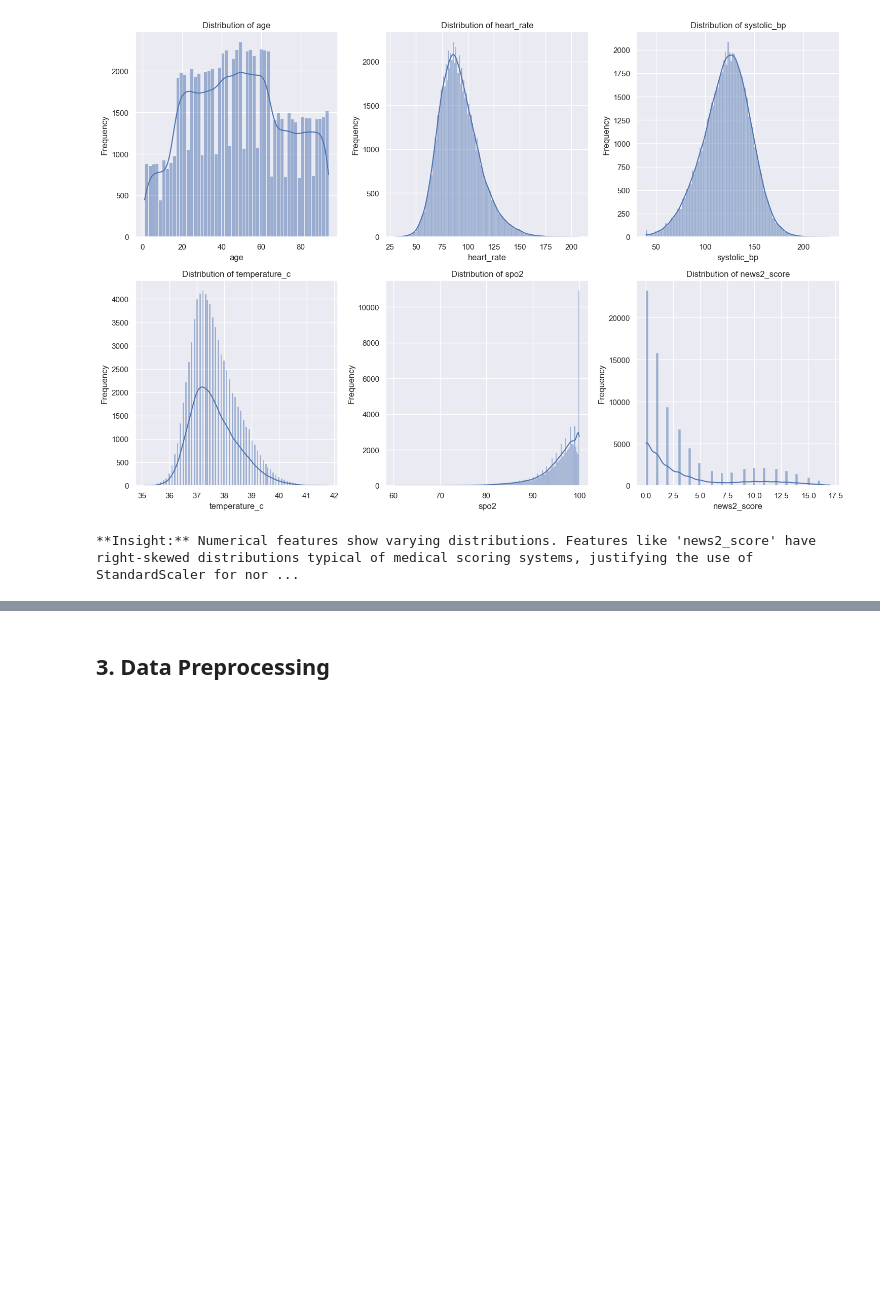
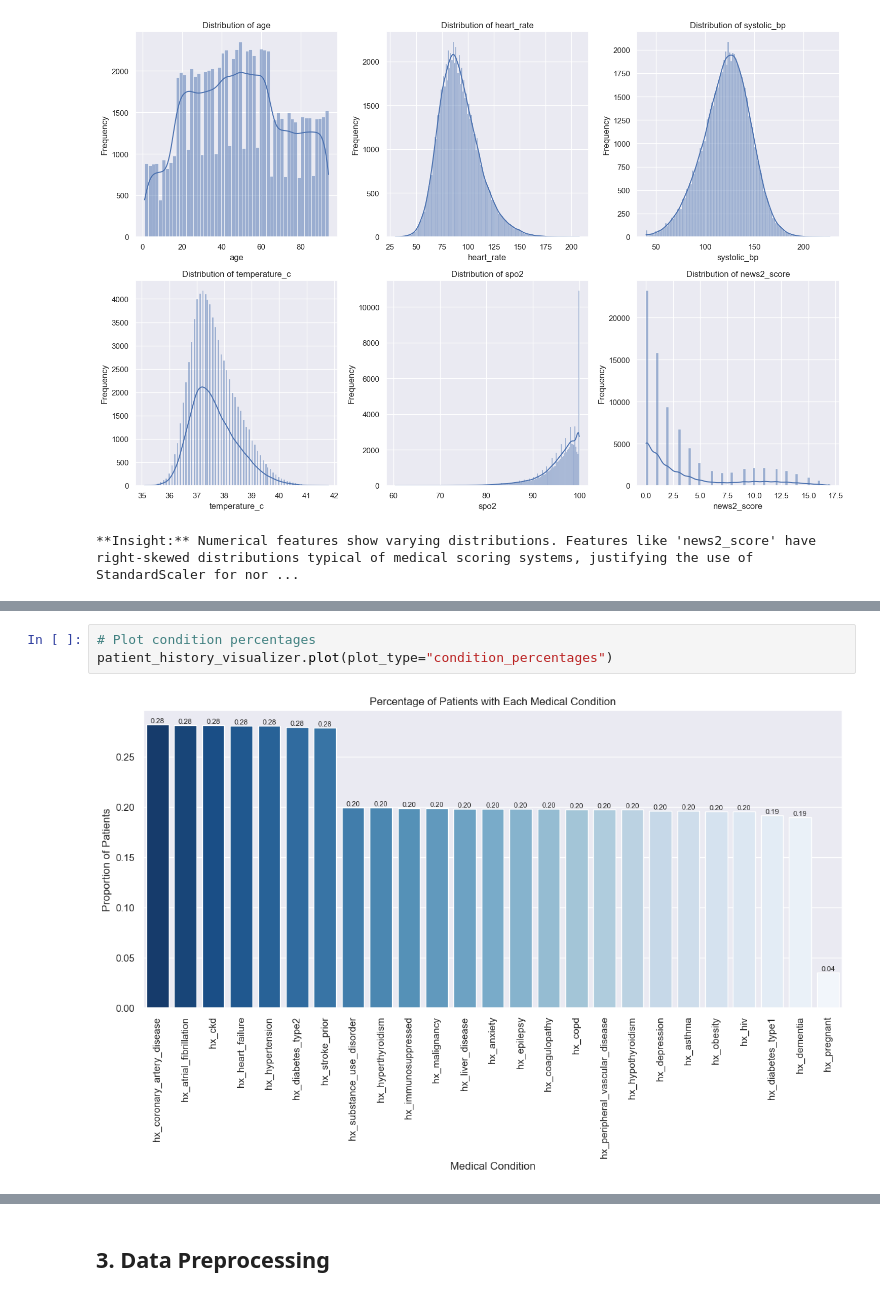
Before and after one commit to ztongg-str/lifier_py_project, a Jupyter notebook: y2-t2.ipynb, the cells around one changed output, grey strips where cells are left out. Saved outputs shown, nothing was run; the diff lists cells and outputs as text; blank space fills up the shorter version.

```diff
--- a/y2-t2.ipynb
+++ b/y2-t2.ipynb
@@ -144,0 +192,5 @@ Saved figure: d:\Desktop\CADT\Year_2\Term2\OOP-Python\Project\modules\..\image\n
+# %%
+# Plot condition percentages
+patient_history_visualizer.plot(plot_type="condition_percentages")
+# %% [output]
+[figure, added]
```
Also changed, not shown: parts of 30 cells of this notebook, 39 other files.
